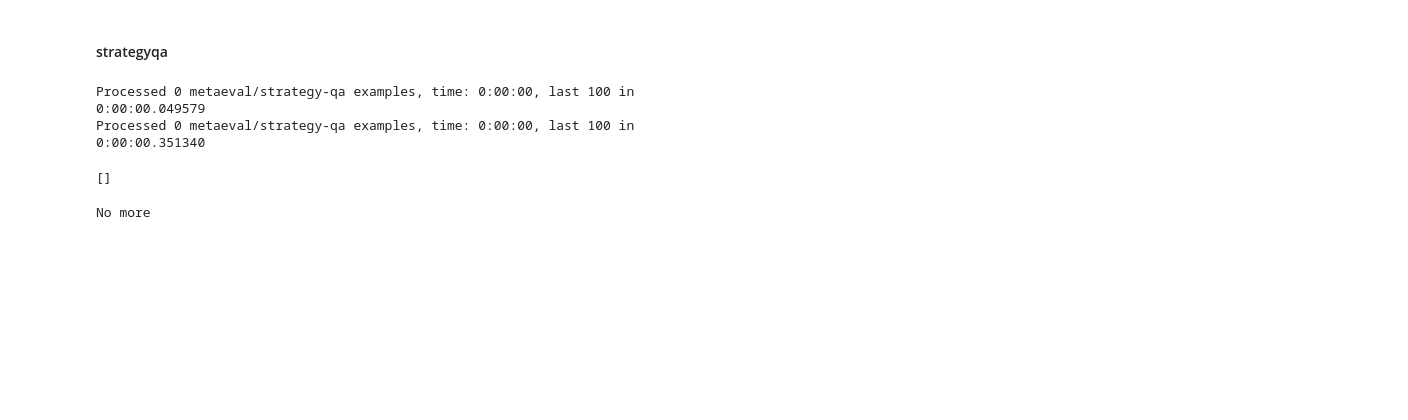
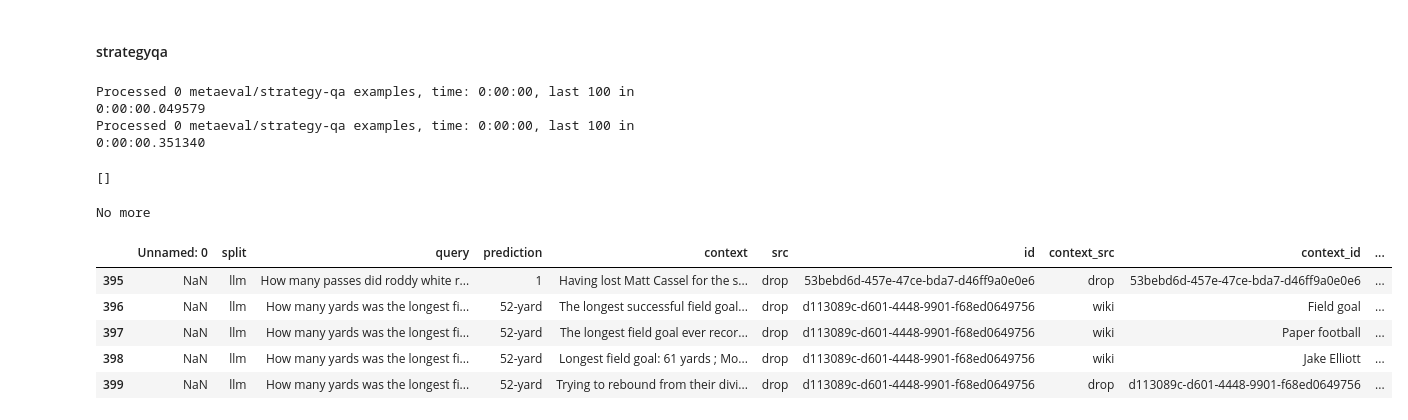
Before and after one commit to tristanratz/ITRF, a Jupyter notebook: create_dataset/create_llm_dataset.ipynb, the cells around one changed output. Cells and saved outputs as stored; diff of their text form; code cells hidden in the pictures; blank space fills up the shorter version.

```diff
--- a/create_dataset/create_llm_dataset.ipynb
+++ b/create_dataset/create_llm_dataset.ipynb
@@ -1097,3 +1099,13 @@ for i in range(10):
         break
 # %% [output]
 No more
+# %%
+df = pd.read_parquet("../data/dataset/rarit_dataset_llm.parquet")
+df.tail()
+# %% [output]
+|  | Unnamed: 0 | split | query | prediction | context | src | id | context_src | context_id | ... |
+| 395 | NaN | llm | How many passes did roddy white r... | 1 | Having lost Matt Cassel for the s... | drop | 53bebd6d-457e-47ce-bda7-d46ff9a0e0e6 | drop | 53bebd6d-457e-47ce-bda7-d46ff9a0e0e6 | ... |
+| 396 | NaN | llm | How many yards was the longest fi... | 52-yard | The longest successful field goal... | drop | d113089c-d601-4448-9901-f68ed0649756 | wiki | Field goal | ... |
+| 397 | NaN | llm | How many yards was the longest fi... | 52-yard | The longest field goal ever recor... | drop | d113089c-d601-4448-9901-f68ed0649756 | wiki | Paper football | ... |
+| 398 | NaN | llm | How many yards was the longest fi... | 52-yard | Longest field goal: 61 yards ; Mo... | drop | d113089c-d601-4448-9901-f68ed0649756 | wiki | Jake Elliott | ... |
+| 399 | NaN | llm | How many yards was the longest fi... | 52-yard | Trying to rebound from their divi... | drop | d113089c-d601-4448-9901-f68ed0649756 | drop | d113089c-d601-4448-9901-f68ed0649756 | ... |
```
Also changed, not shown: parts of 11 cells of this notebook, 2 other files.
